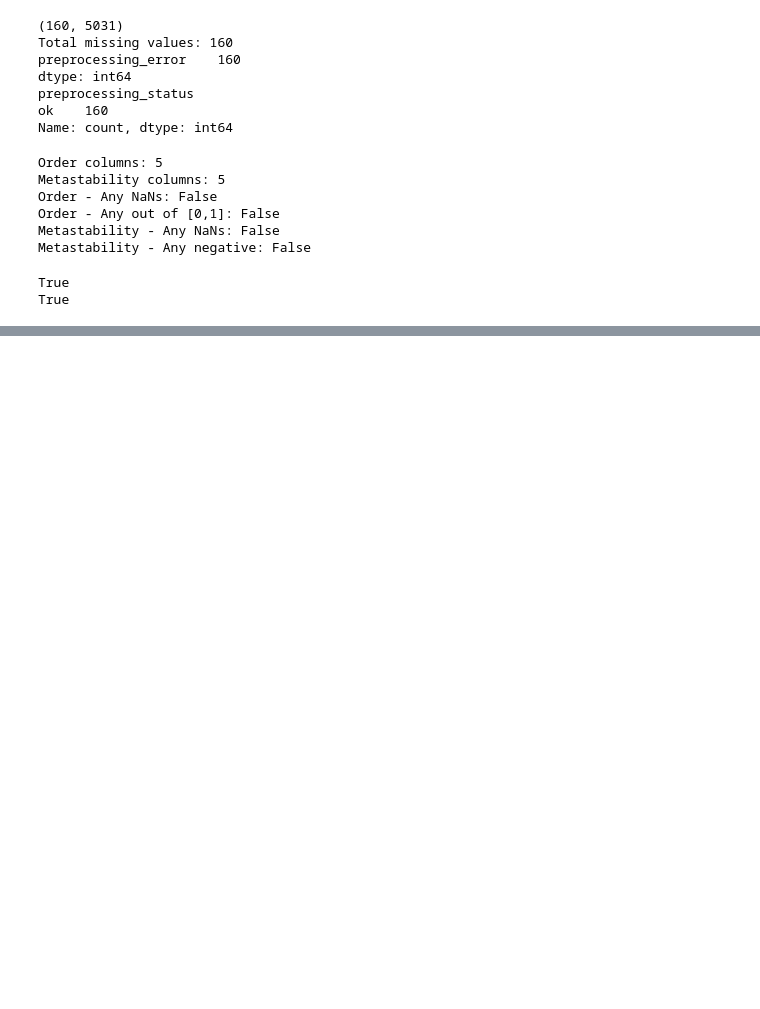
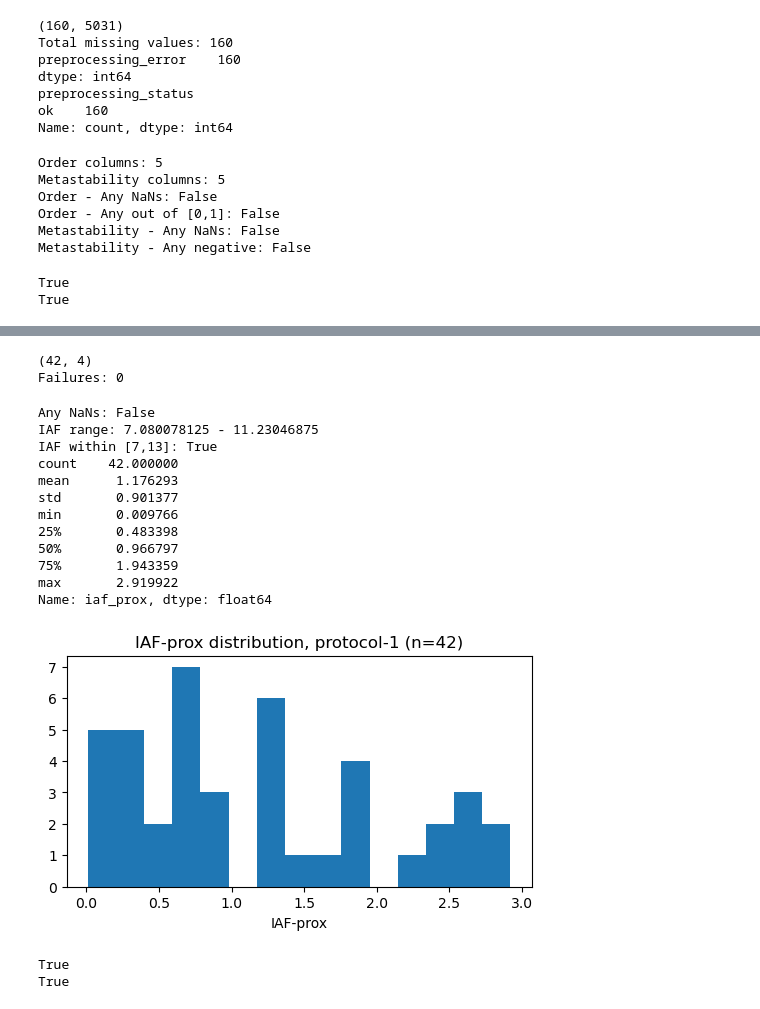
Before and after one commit to romy-weinstock/eeg-rtms-response-prediction, a Jupyter notebook: notebooks/07_feature_extraction_full_cohort.ipynb, the cells around one changed output, grey strips where cells are left out. Drawn from its saved outputs; the diff is of its cells as text; code cells hidden in the pictures; blank space fills up the shorter version.

```diff
--- a/notebooks/07_feature_extraction_full_cohort.ipynb
+++ b/notebooks/07_feature_extraction_full_cohort.ipynb
@@ -497,0 +504,67 @@ True
+# %%
+# IAF-proximity extraction, protocol-1 subjects only (n=42) - standalone,
+# not integrated into extract_subject_features (see notebook 06 discussion)
+
+cohort_df = pd.read_excel(data_dir / "cohort_filtered_n163.xlsx")
+protocol_1_ids = cohort_df[cohort_df['rTMS PROTOCOL'] == 1.0]['TDBRAIN_ID'].tolist()
+
+from src.features import load_subject_epochs, compute_iaf
+
+iaf_results_list = []
+for subject_id in protocol_1_ids:
+    try:
+        ep = load_subject_epochs(subject_id, condition, variant, data_dir)
+        result = compute_iaf(ep, alpha_window=(7, 13), channel='F3')
+        result["subject_id"] = subject_id
+        result["reason"] = "ok"
+    except Exception as e:
+        result = {"subject_id": subject_id, "reason": str(e)}
+    iaf_results_list.append(result)
+
+iaf_df = pd.DataFrame(iaf_results_list)
+print(iaf_df.shape)  # expect (42, 4): subject_id, iaf, iaf_prox, reason
+
+n_failed = (iaf_df["reason"] != "ok").sum()
+print(f"Failures: {n_failed}")
+# %% [output]
+(42, 4)
+Failures: 0
+# %%
+# QC: no NaNs, IAF within search window, sanity check on IAF-prox distribution
+import matplotlib.pyplot as plt
+
+print("Any NaNs:", iaf_df[["iaf", "iaf_prox"]].isna().any().any())
+print("IAF range:", iaf_df["iaf"].min(), "-", iaf_df["iaf"].max())
+print("IAF within [7,13]:", ((iaf_df["iaf"] >= 7) & (iaf_df["iaf"] <= 13)).all())
+
+print(iaf_df["iaf_prox"].describe())
+
+plt.figure(figsize=(6, 3))
+plt.hist(iaf_df["iaf_prox"], bins=15)
+plt.xlabel("IAF-prox")
+plt.title("IAF-prox distribution, protocol-1 (n=42)")
+plt.show()
+# %% [output]
+Any NaNs: False
+IAF range: 7.080078125 - 11.23046875
+IAF within [7,13]: True
+count    42.000000
+mean      1.176293
+std       0.901377
+min       0.009766
+25%       0.483398
+50%       0.966797
+75%       1.943359
+max       2.919922
+Name: iaf_prox, dtype: float64
+[figure, added]
+# %%
+# Save and reload-verify
+iaf_df.to_parquet(features_dir / "iaf_protocol1.parquet")
+
+reload_check = pd.read_parquet(features_dir / "iaf_protocol1.parquet")
+print(reload_check.shape == iaf_df.shape)
+print(reload_check.equals(iaf_df))
+# %% [output]
+True
+True
```
Also changed, not shown: parts of 2 cells of this notebook, 5 other files.
